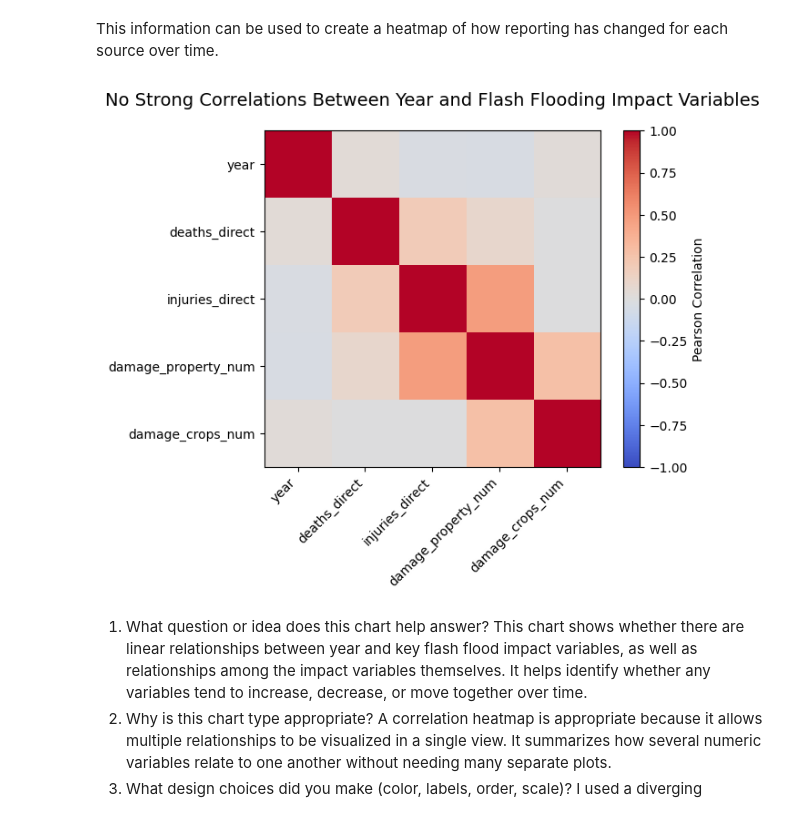
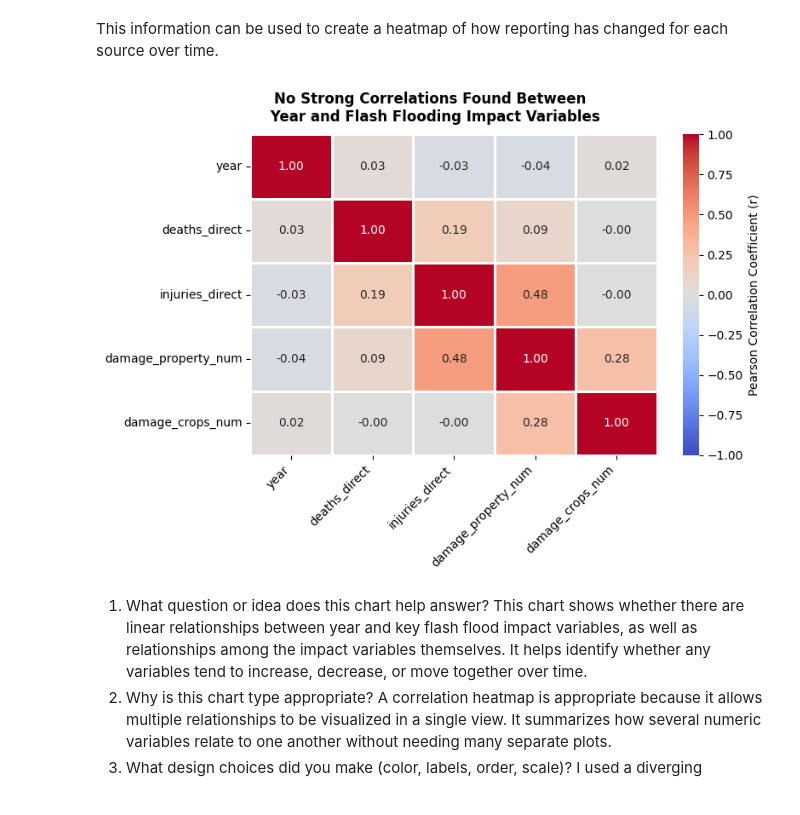
Before and after one commit to ashleyadehart/flash_floods_ky_2015_2025, a Jupyter notebook: notebooks/flash_floods_ky_2015_2025.ipynb, the cells around one changed output. Saved outputs shown, nothing was run; the diff lists cells and outputs as text; code cells hidden in the pictures.

Commit message:
Edited data visualization codes within Jupyter notebook to be more readable; updated requirements.txt file

```diff
--- a/notebooks/flash_floods_ky_2015_2025.ipynb
+++ b/notebooks/flash_floods_ky_2015_2025.ipynb
@@ -532,25 +532,47 @@ year
 This information can be used to create a heatmap of how reporting has changed for each source over time.
 # %%
 # Create a heatmap that shows correlations between numerical variables
+events_df = pd.read_csv('../data/processed/flash_floods_ky_2015_2025_cleaned.csv')
+
 cols = [
     "year",
     "deaths_direct",
     "injuries_direct",
     "damage_property_num",
     "damage_crops_num"
 ]
+corr_matrix = events_df[cols].corr(method="pearson")
 
-corr_matrix = df[cols].corr()
+plt.figure(figsize=(8, 6))
 
-im = plt.imshow(corr_matrix, vmin=-1, vmax=1, cmap="coolwarm")
-plt.colorbar(im, label="Pearson Correlation")
-plt.title("No Strong Correlations Between Year and Flash Flooding Impact Variables", fontsize=14, pad=20, ha="center")
-plt.xticks(range(len(corr_matrix.columns)), corr_matrix.columns, rotation=45, ha="right")
-plt.yticks(range(len(corr_matrix.columns)), corr_matrix.columns)
+sns.heatmap(
+    corr_matrix,
+    annot=True,
+    fmt=".2f",
+    cmap="coolwarm",
+    vmin=-1,
+    vmax=1,
+    linewidths=1,
+    linecolor="white",
+    cbar_kws={"label": "Pearson Correlation Coefficient (r)"},
+)
 
+plt.suptitle(
+    "No Strong Correlations Found Between \n Year and Flash Flooding Impact Variables",
+    fontsize=12,
+    fontweight="bold",
+    y=0.96,
+)
+
+plt.xticks(
+    rotation=45,
+    ha="right"
+)
+
+plt.tight_layout()
 plt.show()
 # %% [output]
-[figure, old version]
+[figure, new version]
 # %% [markdown]
 1. What question or idea does this chart help answer?
 This chart shows whether there are linear relationships between year and key flash flood impact variables, as well as relationships among the impact variables themselves. It helps identify whether any variables tend to increase, decrease, or move together over time.
```
Also changed, not shown: parts of 10 cells of this notebook, 3 other files.
